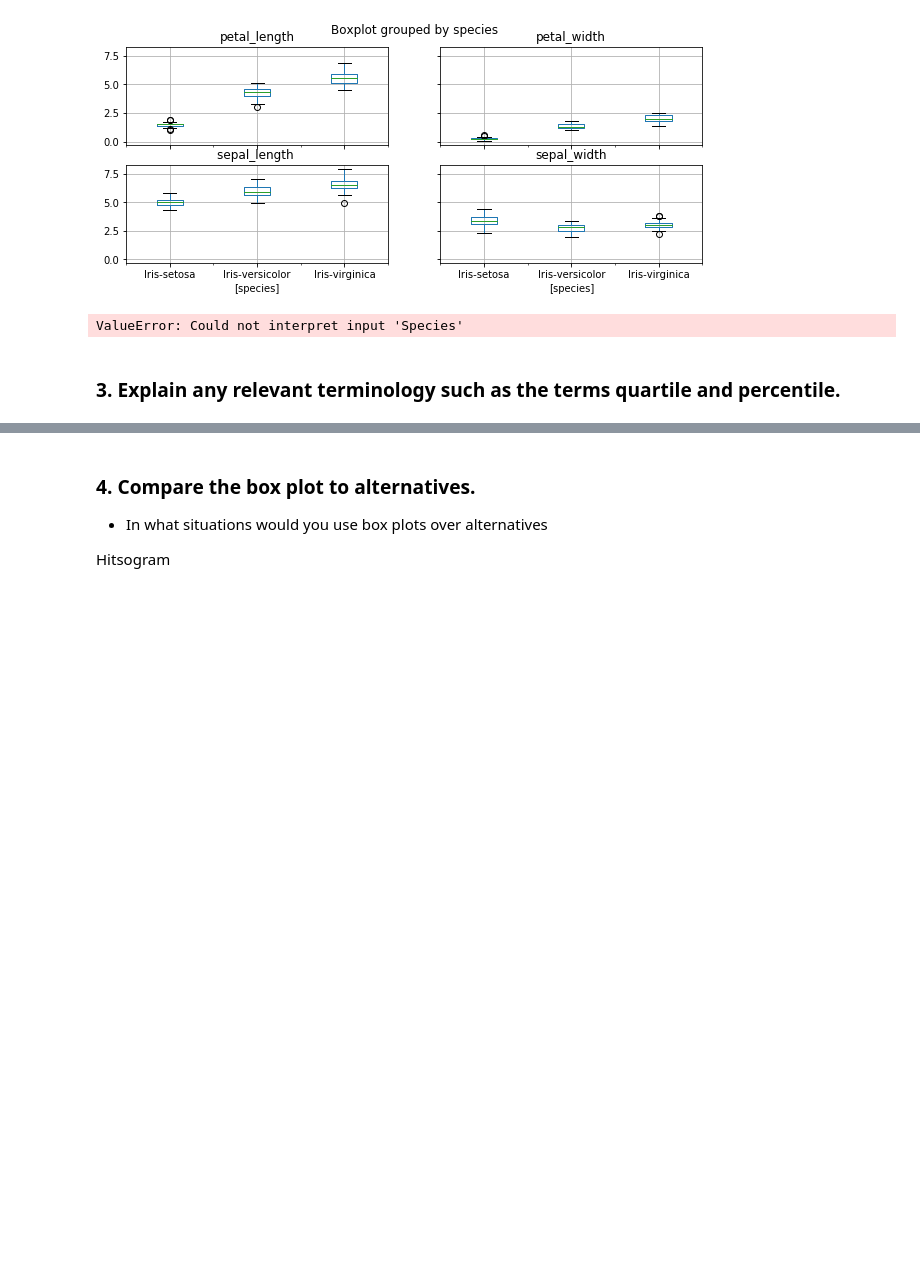
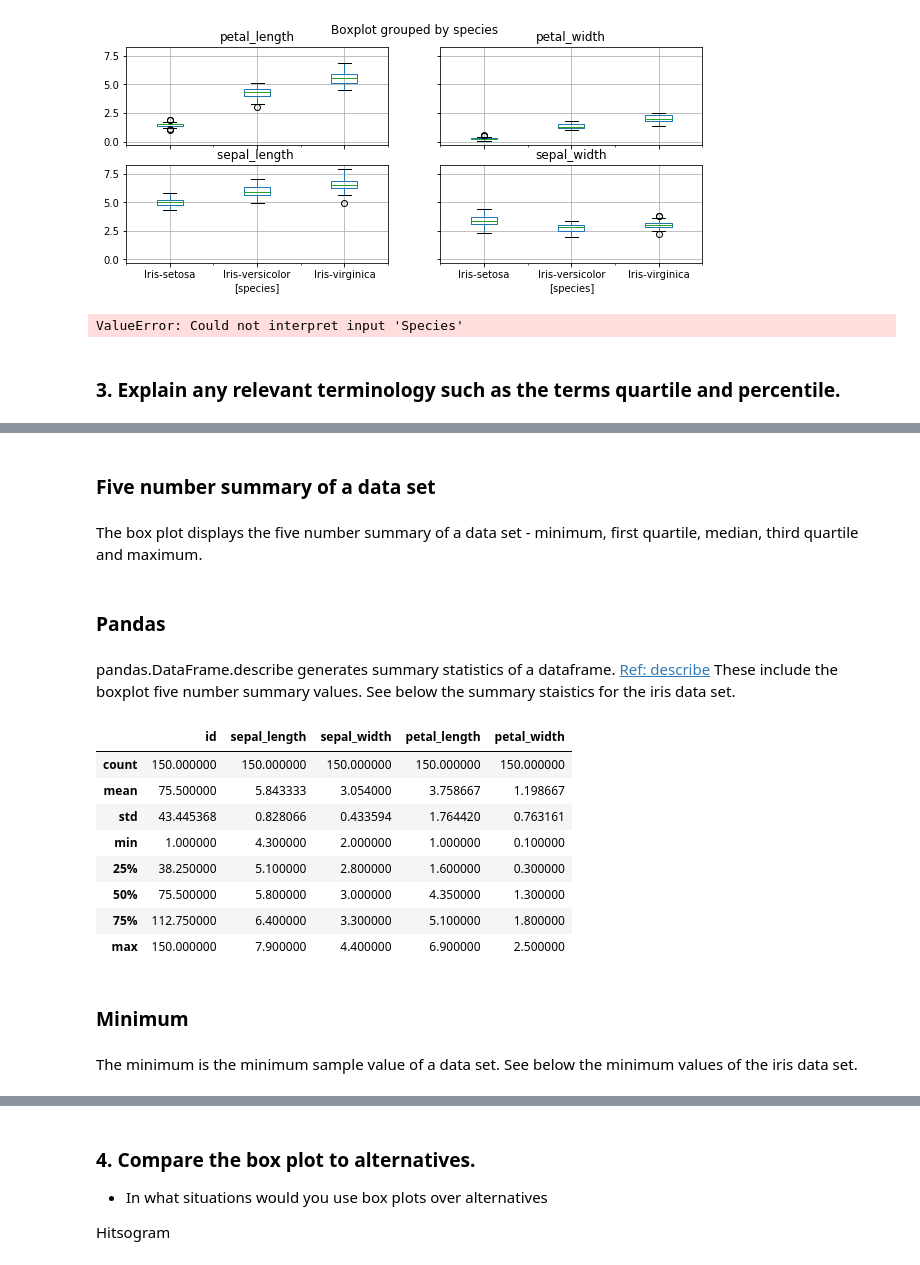
Before and after one commit to fionanealon/boxplot, a Jupyter notebook: Boxplot.ipynb, the cells around one changed output, grey strips where cells are left out. Cells and saved outputs as stored; diff of their text form; code cells hidden in the pictures; blank space fills up the shorter version.

```diff
--- a/Boxplot.ipynb
+++ b/Boxplot.ipynb
@@ -120,0 +131,24 @@ ValueError: Could not interpret input 'Species'
+# %% [markdown]
+### Five number summary of a data set
+# %% [markdown]
+The box plot displays the five number summary of a data set - minimum, first quartile, median, third quartile and maximum.
+# %% [markdown]
+### Pandas
+# %% [markdown]
+pandas.DataFrame.describe generates summary statistics of a dataframe. [Ref: describe](https://pandas.pydata.org/pandas-docs/stable/generated/pandas.DataFrame.describe.html) These include the boxplot five number summary values. See below the summary staistics for the iris data set.
+# %%
+iris.describe()
+# %% [output]
+|  | id | sepal_length | sepal_width | petal_length | petal_width |
+| count | 150.000000 | 150.000000 | 150.000000 | 150.000000 | 150.000000 |
+| mean | 75.500000 | 5.843333 | 3.054000 | 3.758667 | 1.198667 |
+| std | 43.445368 | 0.828066 | 0.433594 | 1.764420 | 0.763161 |
+| min | 1.000000 | 4.300000 | 2.000000 | 1.000000 | 0.100000 |
+| 25% | 38.250000 | 5.100000 | 2.800000 | 1.600000 | 0.300000 |
+| 50% | 75.500000 | 5.800000 | 3.000000 | 4.350000 | 1.300000 |
+| 75% | 112.750000 | 6.400000 | 3.300000 | 5.100000 | 1.800000 |
+| max | 150.000000 | 7.900000 | 4.400000 | 6.900000 | 2.500000 |
+# %% [markdown]
+### Minimum
+# %% [markdown]
+The minimum is the minimum sample value of a data set. See below the minimum values of the iris data set.
```
Also changed, not shown: parts of 38 cells of this notebook, 2 other files.
